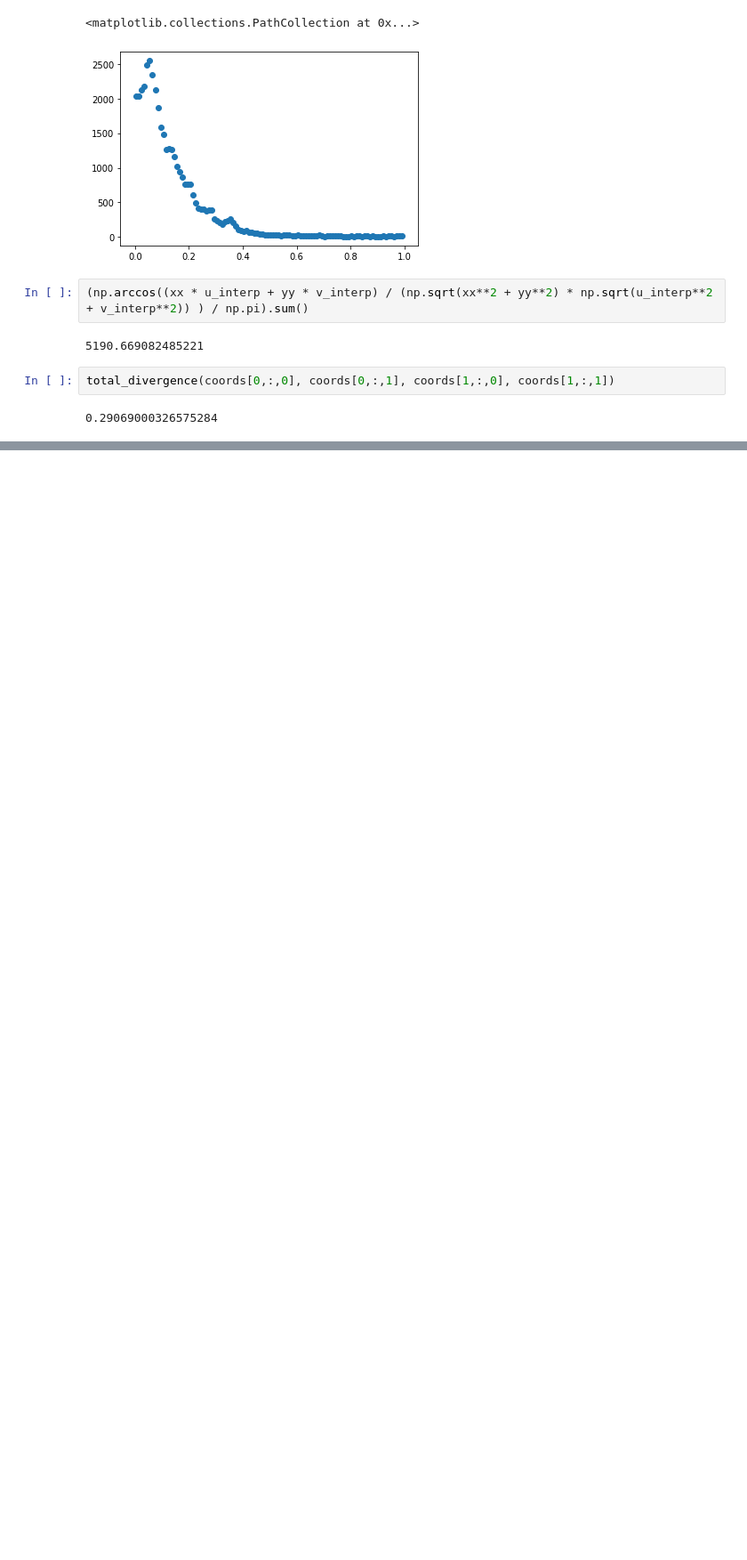
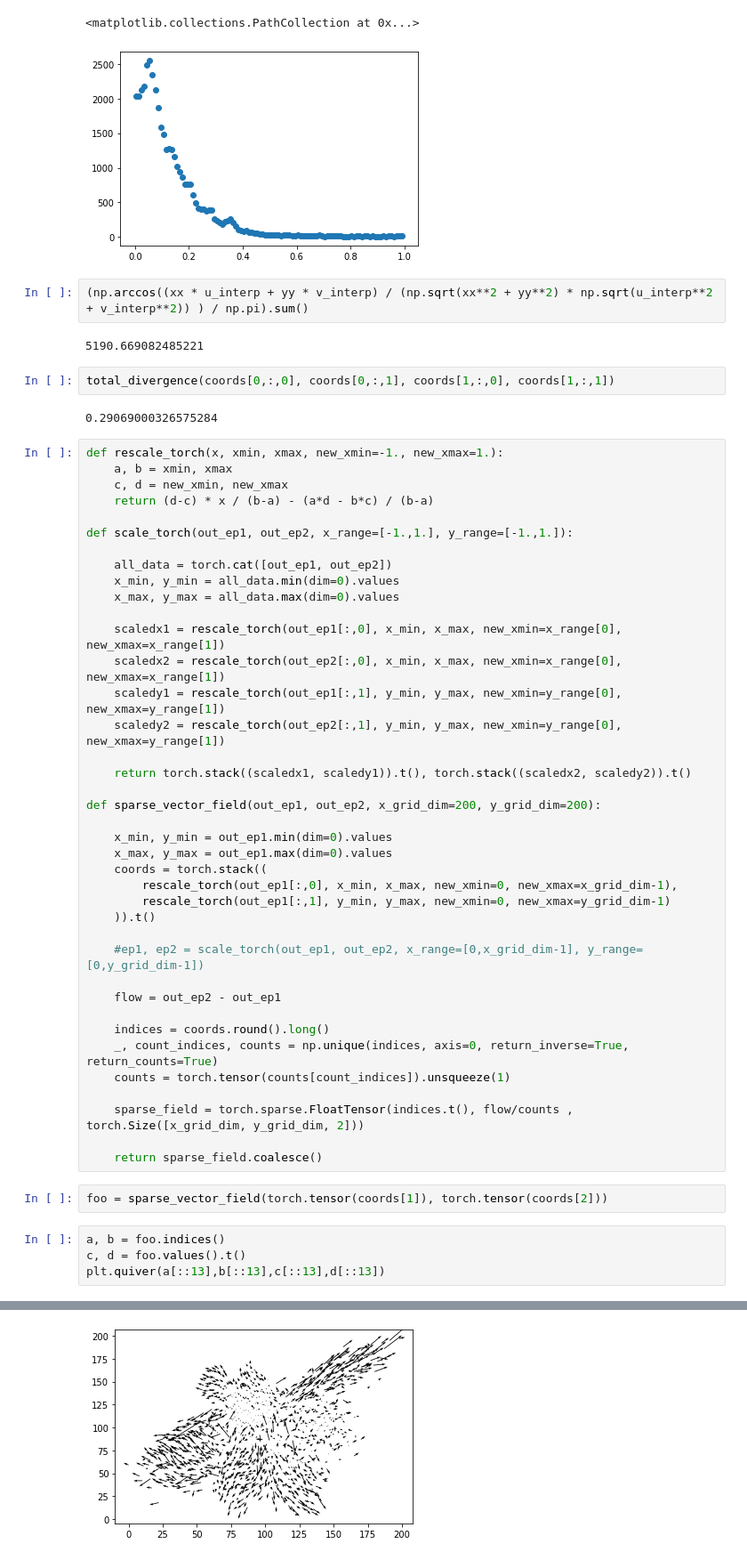
Before and after one commit to einbandi/ptsne-pytorch, a Jupyter notebook: vector-field.ipynb, the cells around one changed output, grey strips where cells are left out. Shown at 89% size. Drawn from its saved outputs; the diff is of its cells as text; blank space fills up the shorter version.

Commit message:
added sparse vector field representation

```diff
--- a/vector-field.ipynb
+++ b/vector-field.ipynb
@@ -462,3 +462,49 @@ plt.scatter((binb[:-1] + binb[1:])/2, hist)
 total_divergence(coords[0,:,0], coords[0,:,1], coords[1,:,0], coords[1,:,1])
 # %% [output]
 0.29069000326575284
+# %%
+def rescale_torch(x, xmin, xmax, new_xmin=-1., new_xmax=1.):
+    a, b = xmin, xmax
+    c, d = new_xmin, new_xmax
+    return (d-c) * x / (b-a) - (a*d - b*c) / (b-a)
+
+def scale_torch(out_ep1, out_ep2, x_range=[-1.,1.], y_range=[-1.,1.]):
+
+    all_data = torch.cat([out_ep1, out_ep2])
+    x_min, y_min = all_data.min(dim=0).values
+    x_max, y_max = all_data.max(dim=0).values
+
+    scaledx1 = rescale_torch(out_ep1[:,0], x_min, x_max, new_xmin=x_range[0], new_xmax=x_range[1])
+    scaledx2 = rescale_torch(out_ep2[:,0], x_min, x_max, new_xmin=x_range[0], new_xmax=x_range[1])
+    scaledy1 = rescale_torch(out_ep1[:,1], y_min, y_max, new_xmin=y_range[0], new_xmax=y_range[1])
+    scaledy2 = rescale_torch(out_ep2[:,1], y_min, y_max, new_xmin=y_range[0], new_xmax=y_range[1])
+
+    return torch.stack((scaledx1, scaledy1)).t(), torch.stack((scaledx2, scaledy2)).t()
+
+def sparse_vector_field(out_ep1, out_ep2, x_grid_dim=200, y_grid_dim=200):
+
+    x_min, y_min = out_ep1.min(dim=0).values
+    x_max, y_max = out_ep1.max(dim=0).values
+    coords = torch.stack((
+        rescale_torch(out_ep1[:,0], x_min, x_max, new_xmin=0, new_xmax=x_grid_dim-1),
+        rescale_torch(out_ep1[:,1], y_min, y_max, new_xmin=0, new_xmax=y_grid_dim-1)
+    )).t()
+
+    #ep1, ep2 = scale_torch(out_ep1, out_ep2, x_range=[0,x_grid_dim-1], y_range=[0,y_grid_dim-1])
+
+    flow = out_ep2 - out_ep1
+
+    indices = coords.round().long()
+    _, count_indices, counts = np.unique(indices, axis=0, return_inverse=True, return_counts=True)
+    counts = torch.tensor(counts[count_indices]).unsqueeze(1)
+
+    sparse_field = torch.sparse.FloatTensor(indices.t(), flow/counts , torch.Size([x_grid_dim, y_grid_dim, 2]))
+
+    return sparse_field.coalesce()
+# %%
+foo = sparse_vector_field(torch.tensor(coords[1]), torch.tensor(coords[2]))
+# %%
+a, b = foo.indices()
+c, d = foo.values().t()
+plt.quiver(a[::13],b[::13],c[::13],d[::13])
+# %% [output]
@@ -464,0 +512 @@ total_divergence(coords[0,:,0], coords[0,:,1], coords[1,:,0], coords[1,:,1])
+[figure, added]
```
Also changed, not shown: parts of 6 cells of this notebook.
